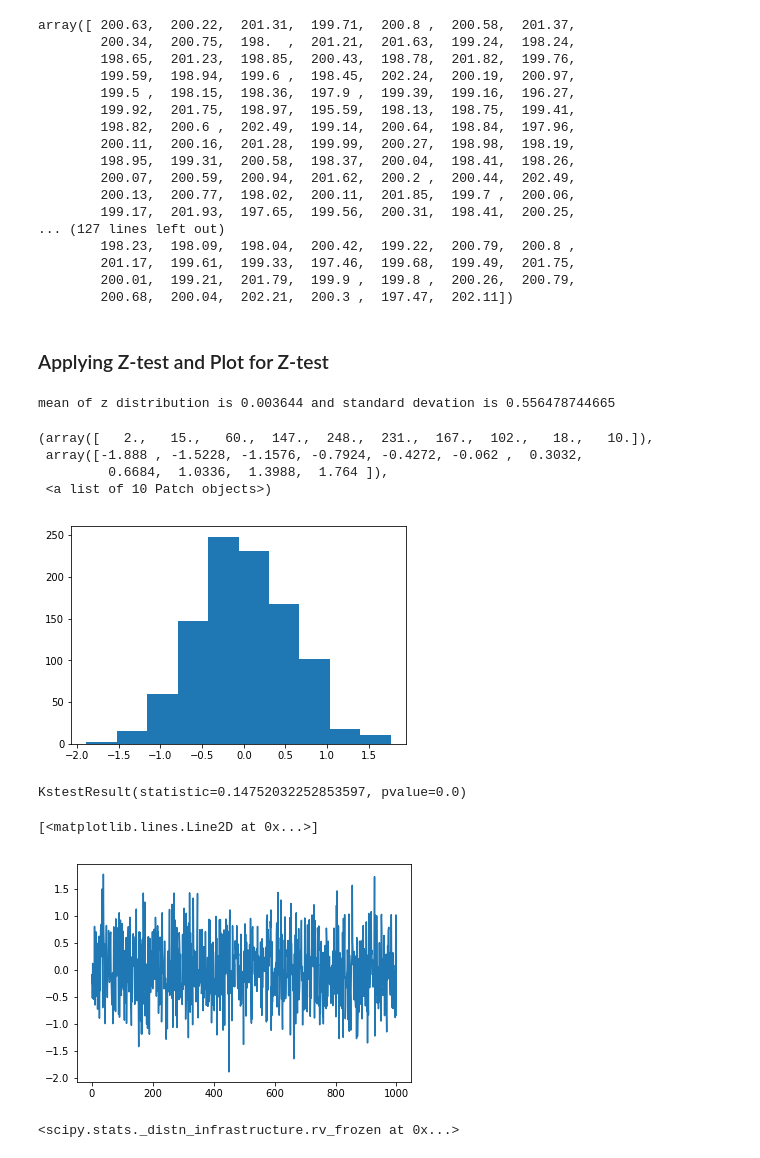
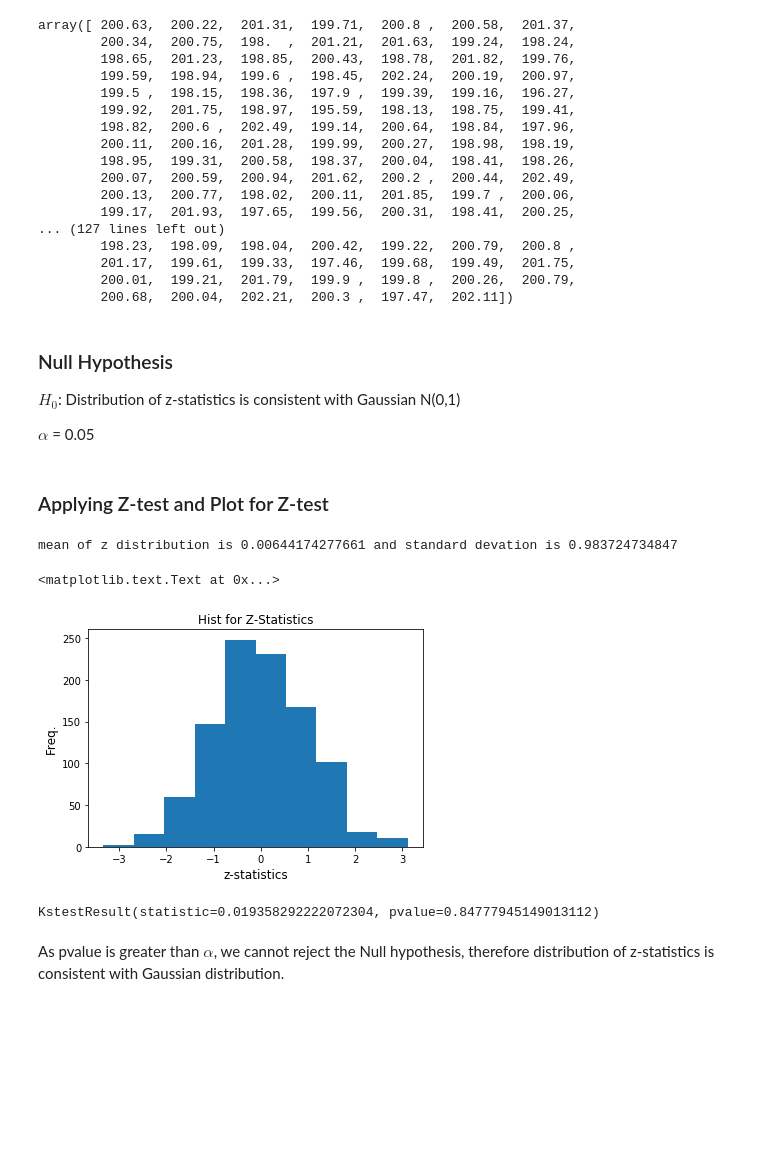
Before and after one commit to gauravcusp/Urban_Informatics_Coding_Assignments, a Jupyter notebook: HW5_gb1877/HW5_1_gb1877.ipynb, the cells around one changed output. Cells and saved outputs as stored; diff of their text form; code cells hidden in the pictures; blank space fills up the shorter version.

```diff
--- a/HW5_gb1877/HW5_1_gb1877.ipynb
+++ b/HW5_gb1877/HW5_1_gb1877.ipynb
@@ -74,38 +74,30 @@ array([ 200.63,  200.22,  201.31,  199.71,  200.8 ,  200.58,  201.37,
         201.17,  199.61,  199.33,  197.46,  199.68,  199.49,  201.75,
         200.01,  199.21,  201.79,  199.9 ,  199.8 ,  200.26,  200.79,
         200.68,  200.04,  202.21,  200.3 ,  197.47,  202.11])
+# %% [markdown]
+### Null Hypothesis
+$H_0$: Distribution of z-statistics is consistent with Gaussian N(0,1)
+
+$\alpha$ = 0.05
 # %% [markdown]
 ### Applying Z-test and Plot for Z-test
 # %%
-zs= ((mu-dMeans)* np.sqrt(samples))/sigma
+zs= ((mu-dMeans)* np.sqrt(samples))/ np.sqrt(mu)
 # %%
 print('mean of z distribution is',zs.mean(),'and standard devation is',zs.std())
 # %% [output]
-mean of z distribution is 0.003644 and standard devation is 0.556478744665
+mean of z distribution is 0.00644174277661 and standard devation is 0.983724734847
-# %%
-pl.hist(zs)
-# %% [output]
-(array([   2.,   15.,   60.,  147.,  248.,  231.,  167.,  102.,   18.,   10.]),
- array([-1.888 , -1.5228, -1.1576, -0.7924, -0.4272, -0.062 ,  0.3032,
-         0.6684,  1.0336,  1.3988,  1.764 ]),
- <a list of 10 Patch objects>)
-[figure, removed]
+# %%
+pl.hist(zs)
+pl.xlabel('z-statistics',fontsize=12)
+pl.ylabel('Freq.',fontsize=12)
+pl.title('Hist for Z-Statistics')
+# %% [output]
+<matplotlib.text.Text at 0x...>
+[figure, added]
 # %%
 sp.stats.kstest(zs,'norm')
 # %% [output]
-KstestResult(statistic=0.14752032252853597, pvalue=0.0)
+KstestResult(statistic=0.019358292222072304, pvalue=0.84777945149013112)
-# %%
-pl.plot(zs)
-# %% [output]
-[<matplotlib.lines.Line2D at 0x...>]
-[figure, removed]
-# %%
-mu = np.mean(zs)
-variance = np.var(zs)
-sigma = np.sqrt(zs)
-x = np.linspace(min(zs), max(zs), 100)
-
-#pl.plot(x, mlab.normpdf(x, mu, sigma))
-pl.show
-# %% [output]
-<scipy.stats._distn_infrastructure.rv_frozen at 0x...>
+# %% [markdown]
+As pvalue is greater than $\alpha$, we cannot reject the Null hypothesis, therefore distribution of z-statistics is consistent with Gaussian distribution.
```
Also changed, not shown: parts of 3 cells of this notebook.
